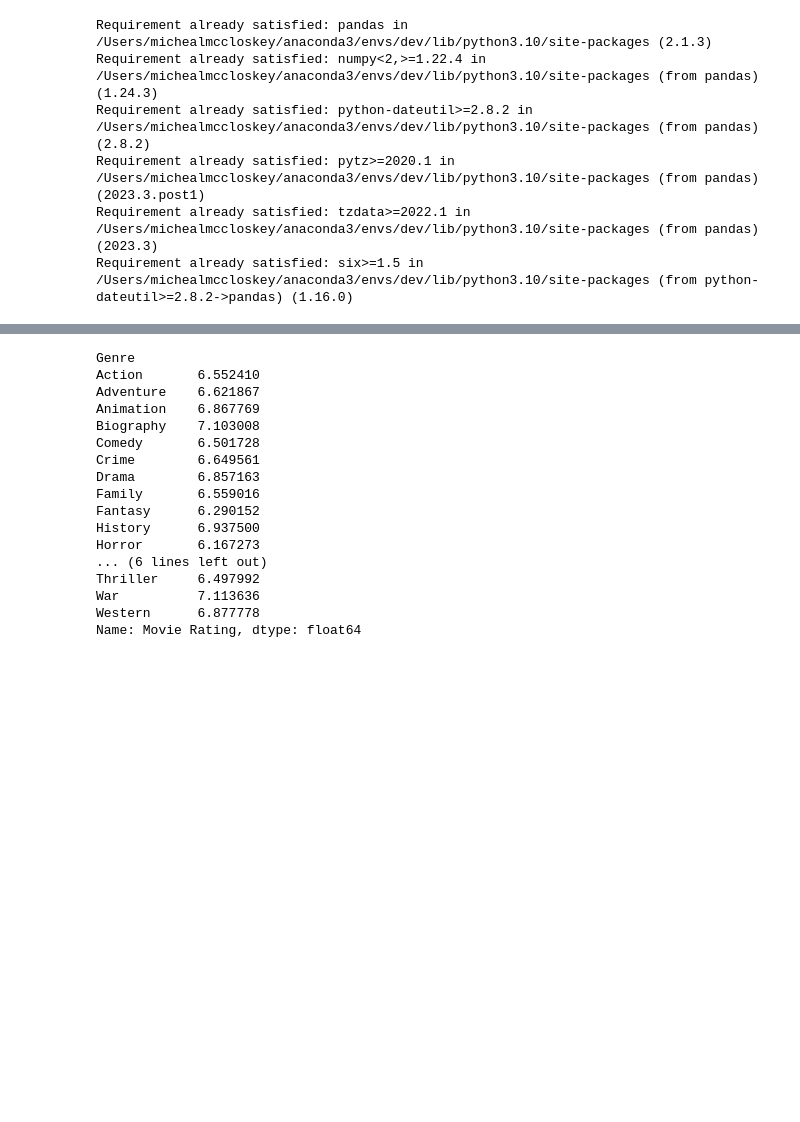
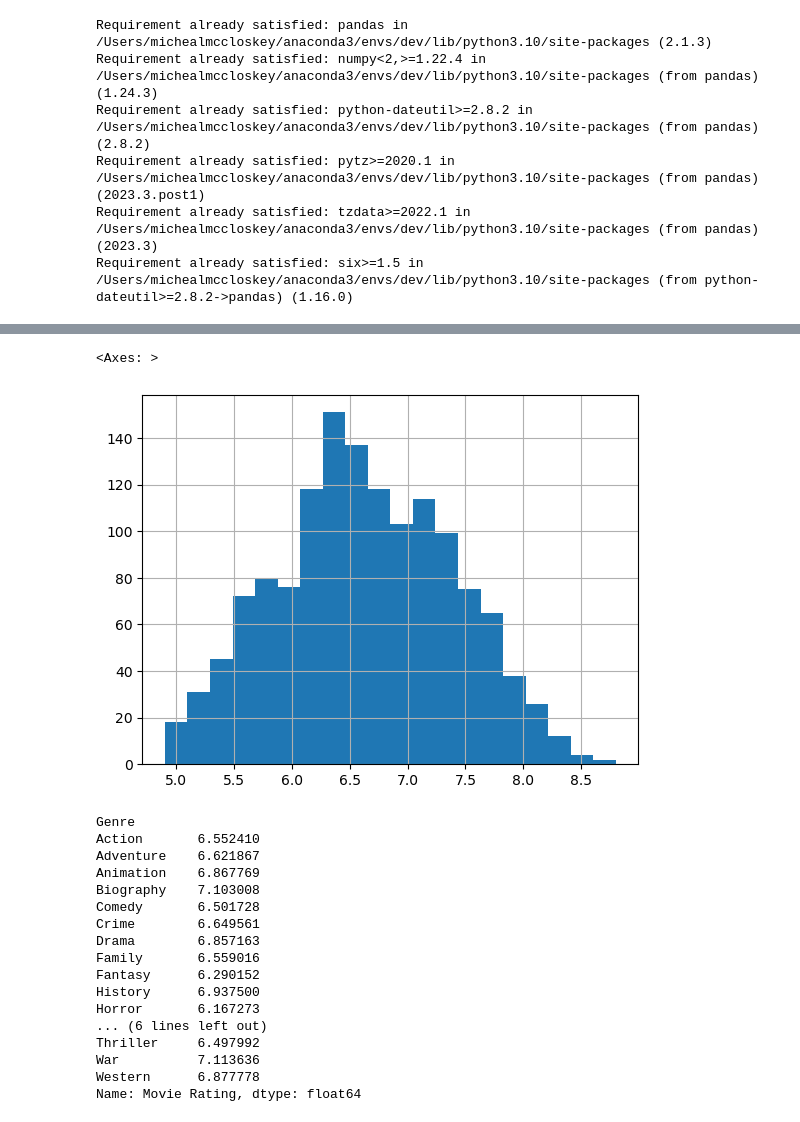
Before and after one commit to rackhamsauer/Project-1, a Jupyter notebook: Micheal playground.ipynb, the cells around one changed output, grey strips where cells are left out. Saved outputs shown, nothing was run; the diff lists cells and outputs as text; code cells hidden in the pictures; blank space fills up the shorter version.

```diff
--- a/Micheal playground.ipynb
+++ b/Micheal playground.ipynb
@@ -142,3 +170,8 @@ ratings['MOvie ating'].value_counts()
+# %%
+filtered_df["Movie Rating"].hist(bins=20)
+# %% [output]
+<Axes: >
+[figure, added]
 # %%
 # avg_ratings_by_genre = split_data.groupby('Genre')['Movie Rating'].mean()
 # avg_ratings_by_genre
```
Also changed, not shown: parts of 26 cells of this notebook.
